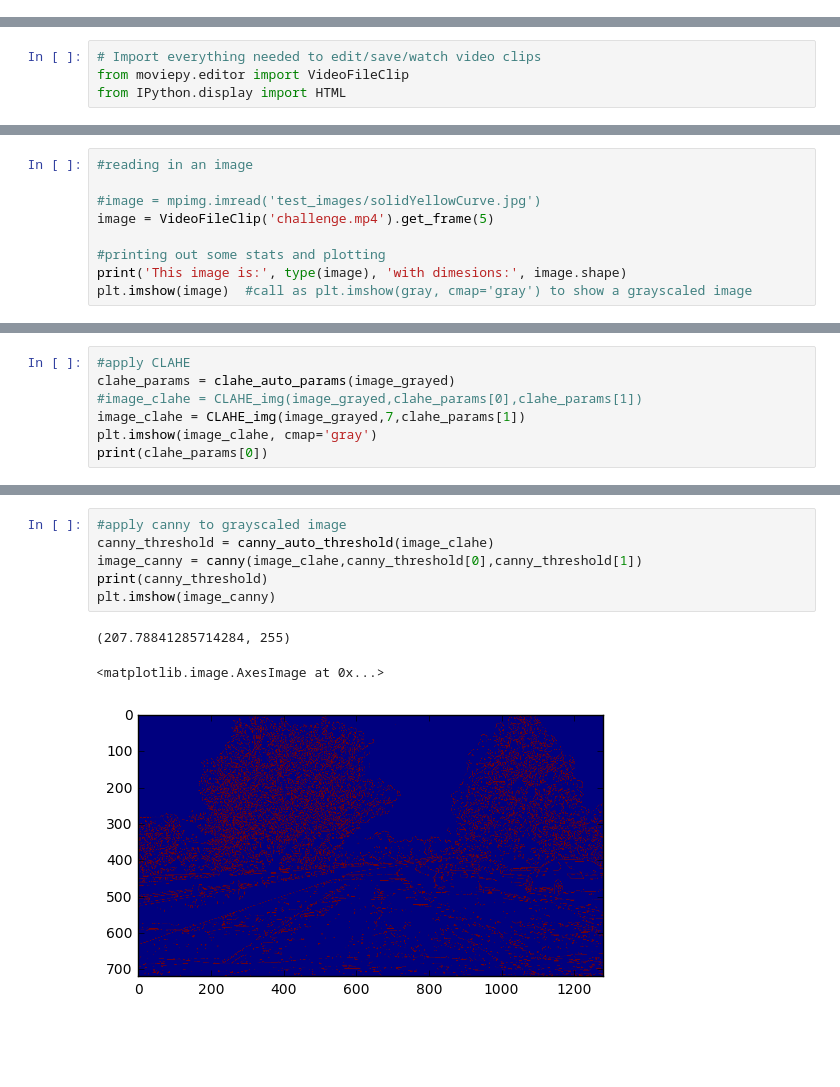
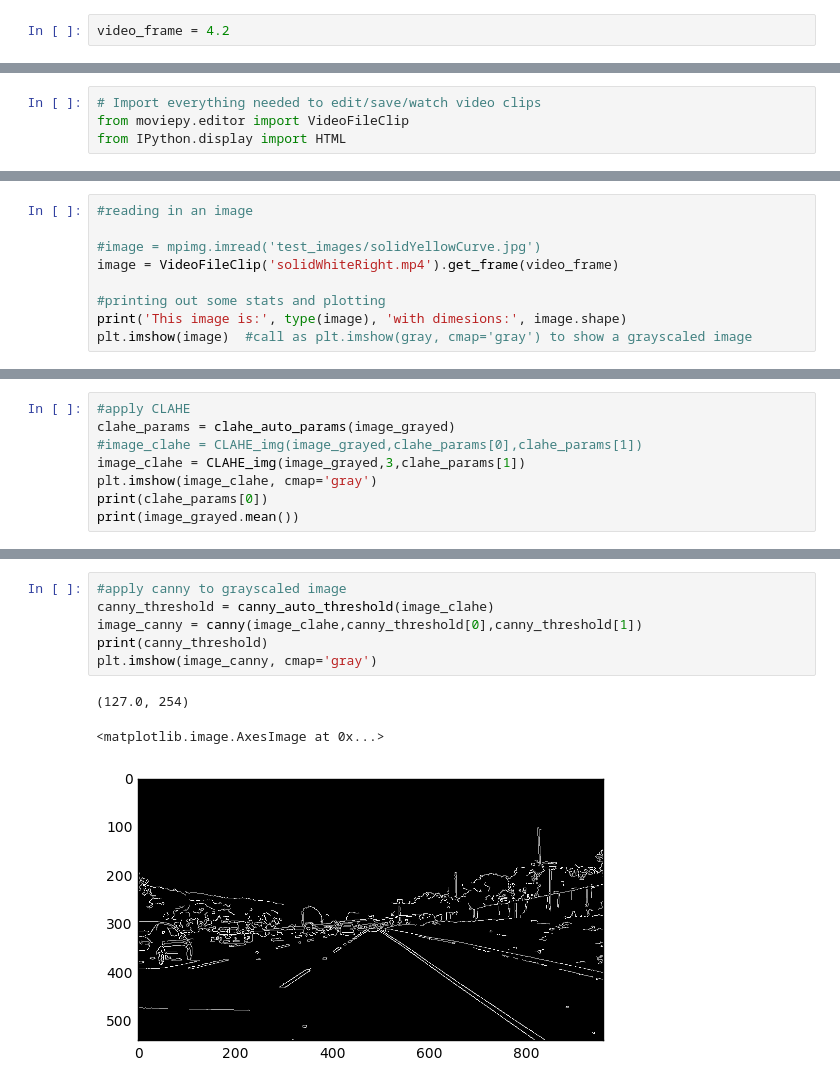
Before and after one commit to valery-nguyen/CarND-LaneLines-P1, a Jupyter notebook: Assignment_01_VTN_Dec11-Extra_Credit_DRAFT.ipynb, the cells around one changed output, grey strips where cells are left out. Drawn from its saved outputs; the diff is of its cells as text; blank space fills up the shorter version.

```diff
--- a/Assignment_01_VTN_Dec11-Extra_Credit_DRAFT.ipynb
+++ b/Assignment_01_VTN_Dec11-Extra_Credit_DRAFT.ipynb
@@ -1,3 +1,5 @@
+# %%
+video_frame = 4.2
 # %%
 #importing some useful packages
 import matplotlib.pyplot as plt
@@ -259,7 +274,7 @@ def CLAHE_img(img,clipLimit, tileGridSize):
 #reading in an image
 
 #image = mpimg.imread('test_images/solidYellowCurve.jpg')
-image = VideoFileClip('challenge.mp4').get_frame(5)
+image = VideoFileClip('solidWhiteRight.mp4').get_frame(video_frame)
 
 #printing out some stats and plotting
 print('This image is:', type(image), 'with dimesions:', image.shape)
@@ -301,7 +321,8 @@ plt.imshow(image_grayed, cmap='gray')
 #apply CLAHE
 clahe_params = clahe_auto_params(image_grayed)
 #image_clahe = CLAHE_img(image_grayed,clahe_params[0],clahe_params[1])
-image_clahe = CLAHE_img(image_grayed,7,clahe_params[1])
+image_clahe = CLAHE_img(image_grayed,3,clahe_params[1])
 plt.imshow(image_clahe, cmap='gray')
 print(clahe_params[0])
+print(image_grayed.mean())
 # %% [output]
@@ -310,13 +333,13 @@ print(clahe_params[0])
 # %%
 #apply canny to grayscaled image
 canny_threshold = canny_auto_threshold(image_clahe)
 image_canny = canny(image_clahe,canny_threshold[0],canny_threshold[1])
 print(canny_threshold)
-plt.imshow(image_canny)
+plt.imshow(image_canny, cmap='gray')
 # %% [output]
-(207.78841285714284, 255)
+(127.0, 254)
 <matplotlib.image.AxesImage at 0x...>
-[figure, old version]
+[figure, new version]
 # %%
 #apply gaussian blur to image
 kernel_size = 3
```
Also changed, not shown: parts of 13 cells of this notebook, 1 other file.
